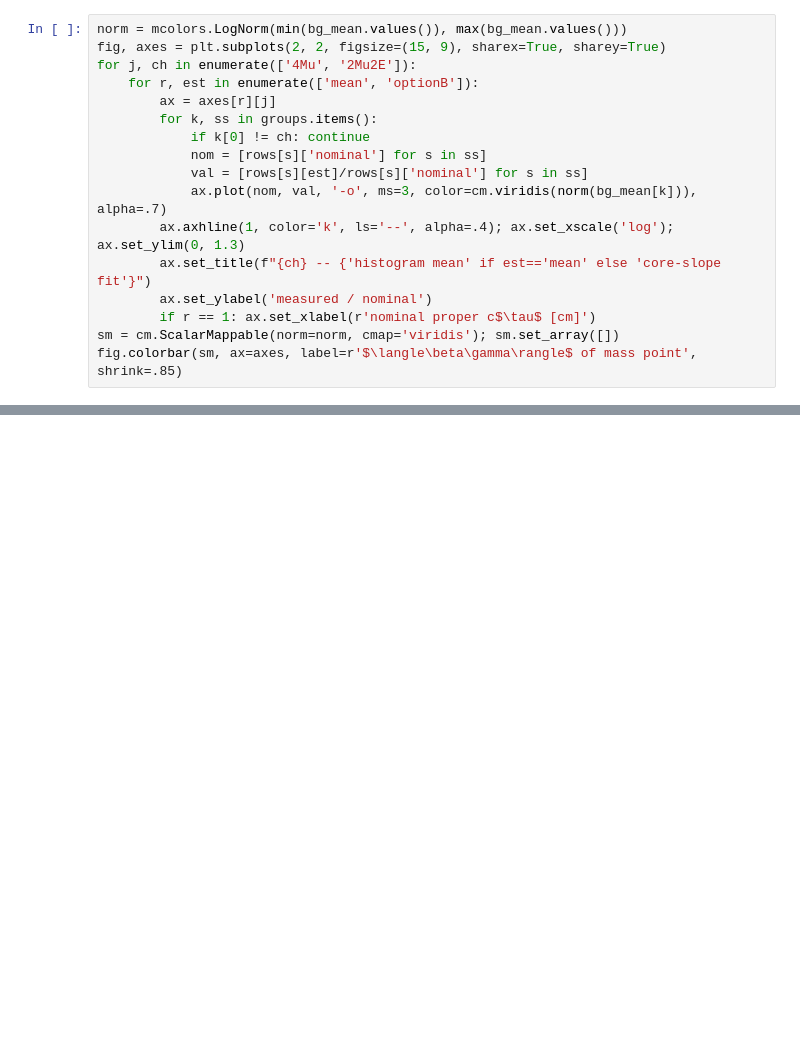
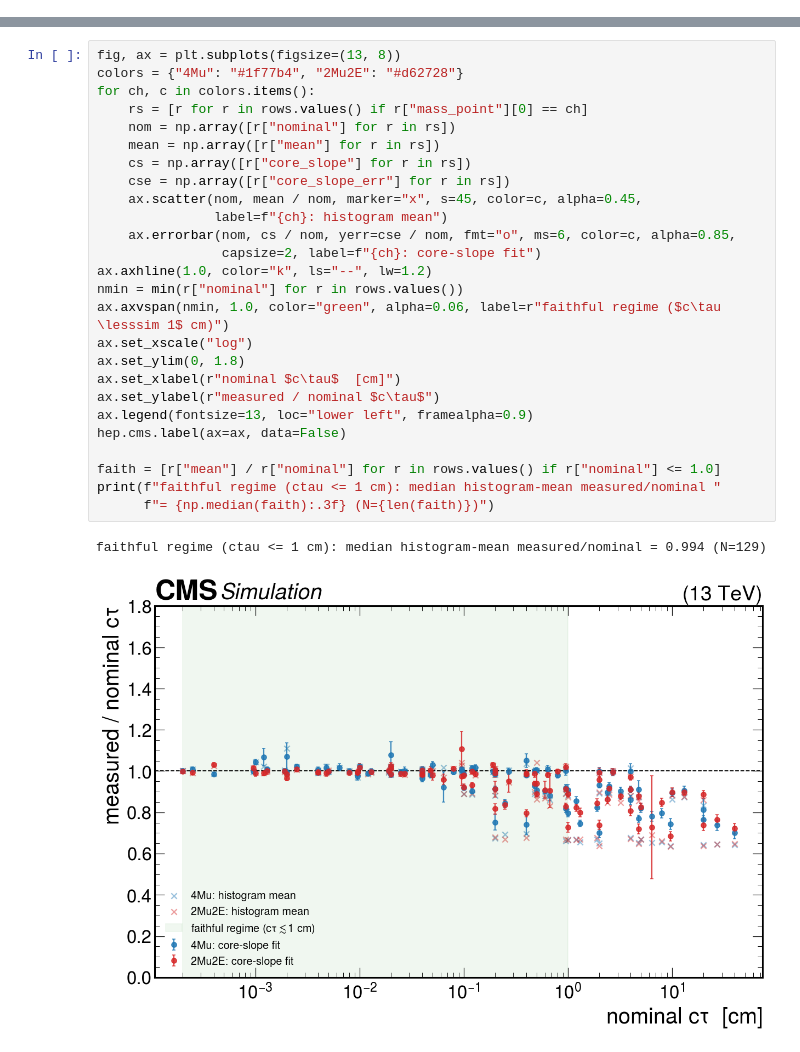
Before and after one commit to cms-sidm/SIDM, a Jupyter notebook: sidm/studies/lifetime_study/lifetime_validation.ipynb, the cells around one changed output, grey strips where cells are left out. Saved outputs shown, nothing was run; the diff lists cells and outputs as text; blank space fills up the shorter version.

```diff
--- a/sidm/studies/lifetime_study/lifetime_validation.ipynb
+++ b/sidm/studies/lifetime_study/lifetime_validation.ipynb
@@ -77,17 +0,0 @@ intrinsic c$\tau$, but a residual remains because the truncation is gradual.
-# %%
-norm = mcolors.LogNorm(min(bg_mean.values()), max(bg_mean.values()))
-fig, axes = plt.subplots(2, 2, figsize=(15, 9), sharex=True, sharey=True)
-for j, ch in enumerate(['4Mu', '2Mu2E']):
-    for r, est in enumerate(['mean', 'optionB']):
-        ax = axes[r][j]
-        for k, ss in groups.items():
-            if k[0] != ch: continue
-            nom = [rows[s]['nominal'] for s in ss]
-            val = [rows[s][est]/rows[s]['nominal'] for s in ss]
-            ax.plot(nom, val, '-o', ms=3, color=cm.viridis(norm(bg_mean[k])), alpha=.7)
-        ax.axhline(1, color='k', ls='--', alpha=.4); ax.set_xscale('log'); ax.set_ylim(0, 1.3)
-        ax.set_title(f"{ch} -- {'histogram mean' if est=='mean' else 'core-slope fit'}")
-        ax.set_ylabel('measured / nominal')
-        if r == 1: ax.set_xlabel(r'nominal proper c$\tau$ [cm]')
-sm = cm.ScalarMappable(norm=norm, cmap='viridis'); sm.set_array([])
-fig.colorbar(sm, ax=axes, label=r'$\langle\beta\gamma\rangle$ of mass point', shrink=.85)
@@ -106,0 +69,29 @@ fig.colorbar(sm, ax=axes, label=r'$\langle\beta\gamma\rangle$ of mass point', sh
+# %%
+fig, ax = plt.subplots(figsize=(13, 8))
+colors = {"4Mu": "#1f77b4", "2Mu2E": "#d62728"}
+for ch, c in colors.items():
+    rs = [r for r in rows.values() if r["mass_point"][0] == ch]
+    nom = np.array([r["nominal"] for r in rs])
+    mean = np.array([r["mean"] for r in rs])
+    cs = np.array([r["core_slope"] for r in rs])
+    cse = np.array([r["core_slope_err"] for r in rs])
+    ax.scatter(nom, mean / nom, marker="x", s=45, color=c, alpha=0.45,
+               label=f"{ch}: histogram mean")
+    ax.errorbar(nom, cs / nom, yerr=cse / nom, fmt="o", ms=6, color=c, alpha=0.85,
+                capsize=2, label=f"{ch}: core-slope fit")
+ax.axhline(1.0, color="k", ls="--", lw=1.2)
+nmin = min(r["nominal"] for r in rows.values())
+ax.axvspan(nmin, 1.0, color="green", alpha=0.06, label=r"faithful regime ($c\tau \lesssim 1$ cm)")
+ax.set_xscale("log")
+ax.set_ylim(0, 1.8)
+ax.set_xlabel(r"nominal $c\tau$  [cm]")
+ax.set_ylabel(r"measured / nominal $c\tau$")
+ax.legend(fontsize=13, loc="lower left", framealpha=0.9)
+hep.cms.label(ax=ax, data=False)
+
+faith = [r["mean"] / r["nominal"] for r in rows.values() if r["nominal"] <= 1.0]
+print(f"faithful regime (ctau <= 1 cm): median histogram-mean measured/nominal "
+      f"= {np.median(faith):.3f} (N={len(faith)})")
+# %% [output]
+faithful regime (ctau <= 1 cm): median histogram-mean measured/nominal = 0.994 (N=129)
+[figure, added]
```
Also changed, not shown: parts of 16 cells of this notebook, 3 other files.
